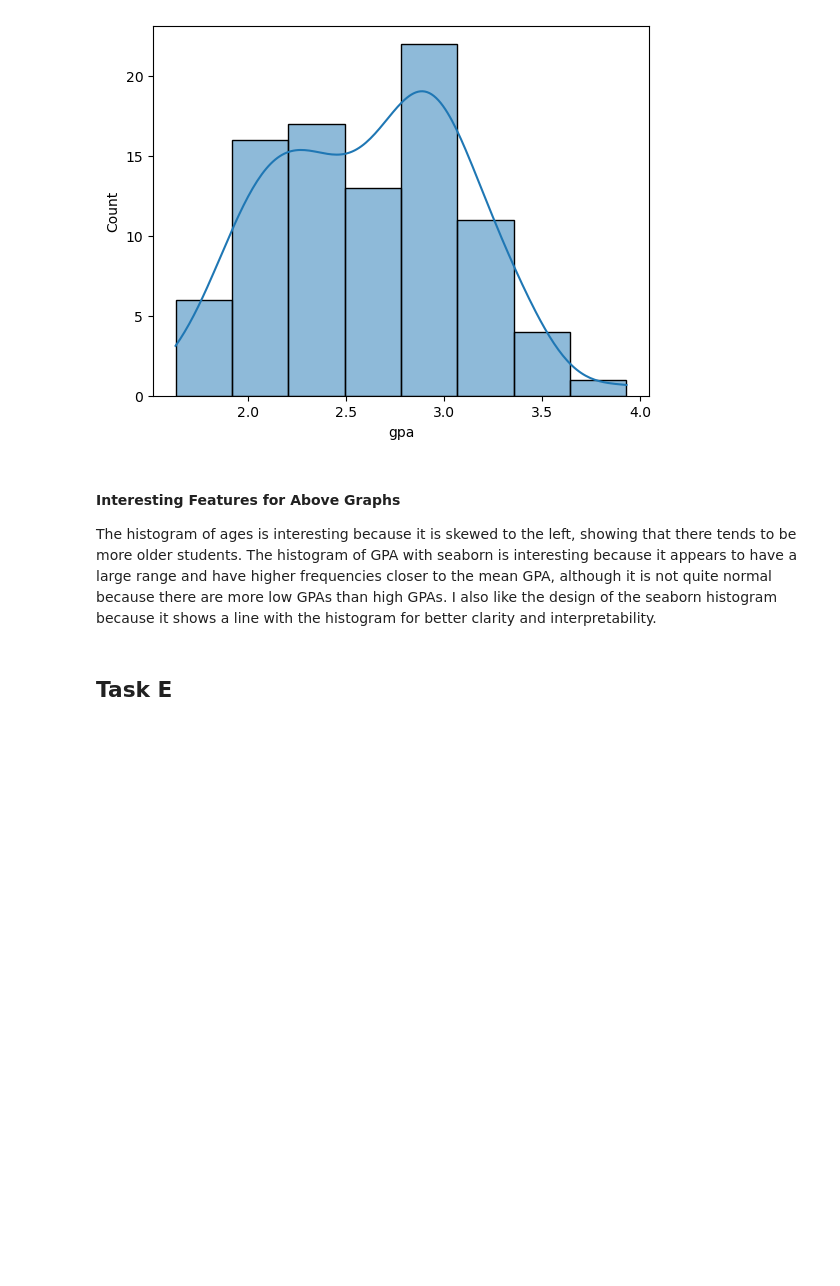
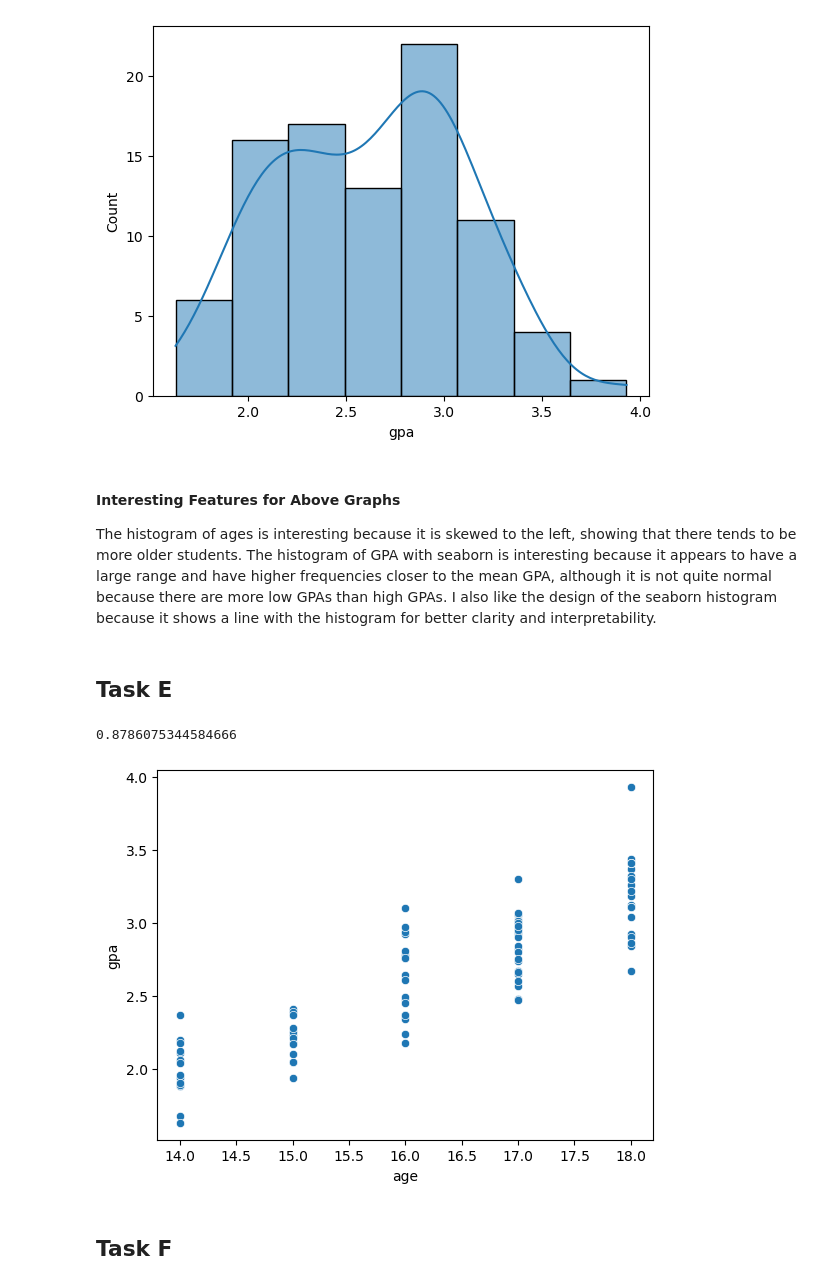
Before and after one commit to AA2026/lab-5-eda, a Jupyter notebook: notebooks/eda.ipynb, the cells around one changed output. Saved outputs shown, nothing was run; the diff lists cells and outputs as text; code cells hidden in the pictures; blank space fills up the shorter version.

```diff
--- a/notebooks/eda.ipynb
+++ b/notebooks/eda.ipynb
@@ -94,3 +94,14 @@ sns.histplot(df["gpa"], kde=True)
 The histogram of ages is interesting because it is skewed to the left, showing that there tends to be more older students. The histogram of GPA with seaborn is interesting because it appears to have a large range and have higher frequencies closer to the mean GPA, although it is not quite normal because there are more low GPAs than high GPAs. I also like the design of the seaborn histogram because it shows a line with the histogram for better clarity and interpretability.
 # %% [markdown]
 ## Task E
+# %%
+sns.scatterplot(x="age",y="gpa", data=df)
+corr = df["age"].corr(df["gpa"])
+#print(corr)
+
+#Observation: the Pearson correlation (r) seems pretty high, the GPA tends to trend up with age in this mini-dataset (positive correlation)
+# %% [output]
+0.8786075344584666
+[figure, added]
+# %% [markdown]
+## Task F
```
Also changed, not shown: parts of 5 cells of this notebook.
